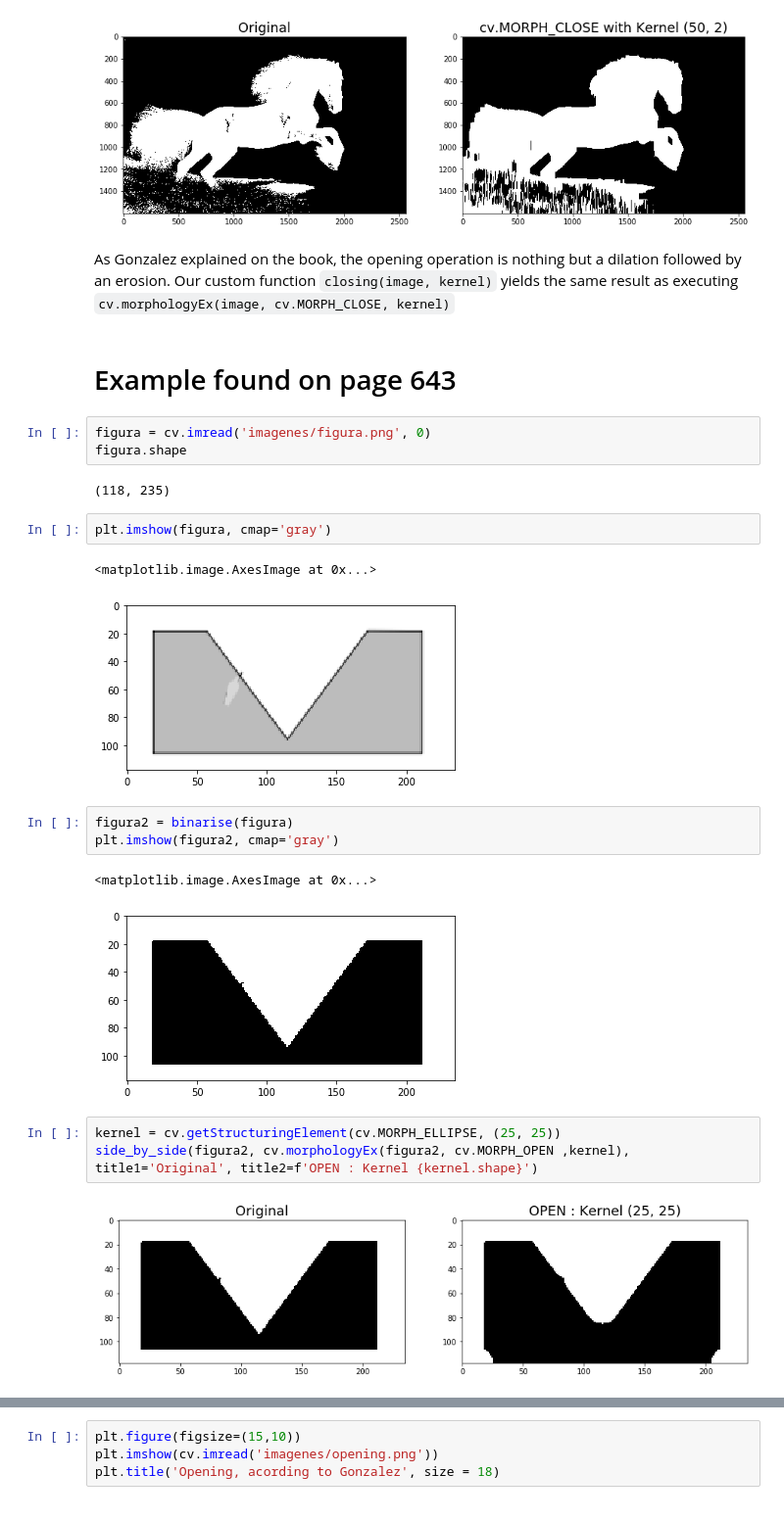
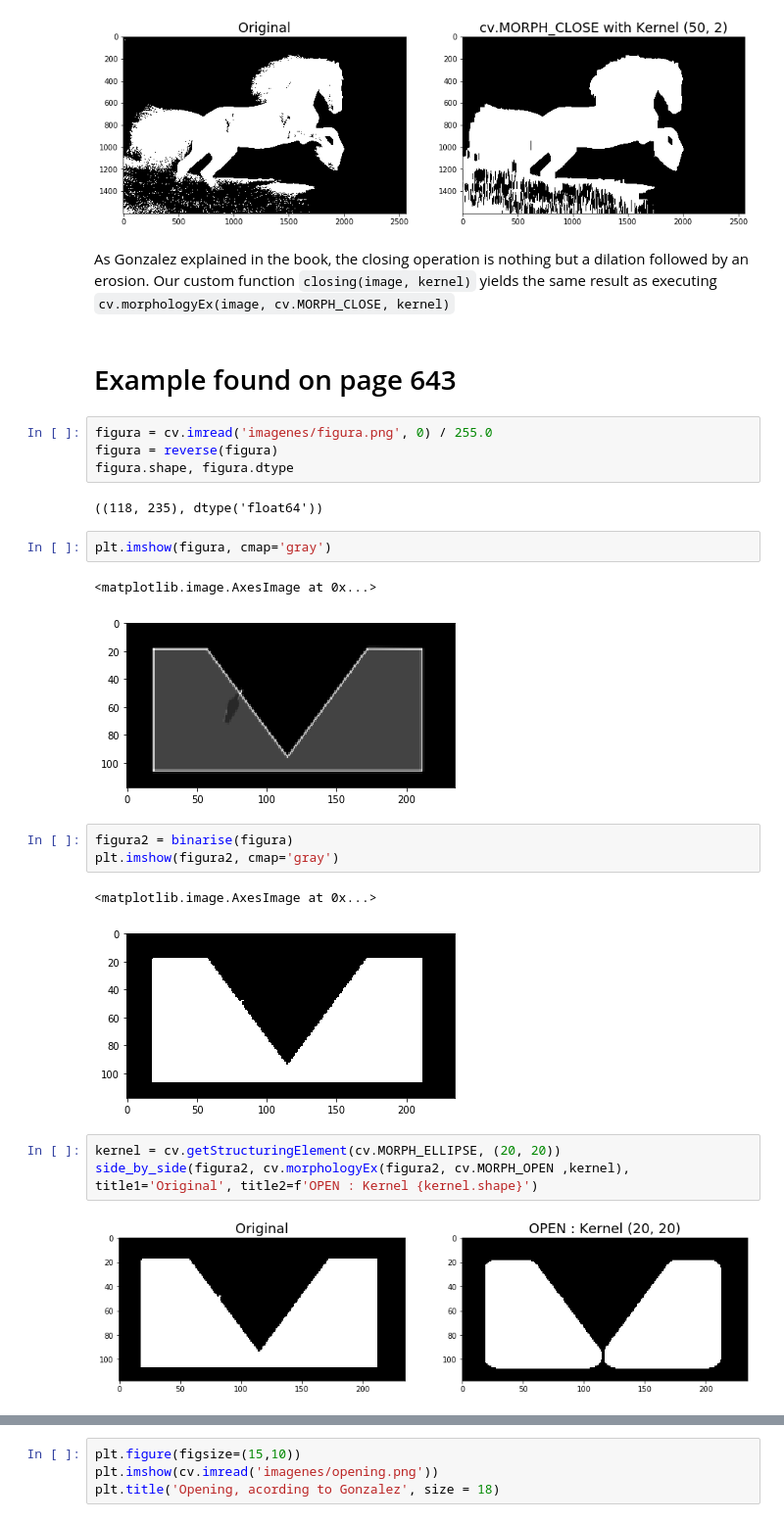
Before and after one commit to gmagannaDevelop/MorphoImg, a Jupyter notebook: Open_Close.ipynb, the cells around one changed output, grey strips where cells are left out. Shown at 98% size. Saved outputs shown, nothing was run; the diff lists cells and outputs as text.

Commit message:
:bug: Corrected a bug.
Gonzalez made no mistake. Operations are defined for foreground = 1 and background = 0. I needed to reverse the image.

````diff
--- a/Open_Close.ipynb
+++ b/Open_Close.ipynb
@@ -132,31 +132,32 @@ side_by_side(binaria, cv.morphologyEx(binaria, cv.MORPH_CLOSE, kernel), title1='
 # %% [output]
 [figure]
 # %% [markdown]
-As Gonzalez explained on the book, the opening operation is nothing but a dilation followed by an erosion.
+As Gonzalez explained in the book, the closing operation is nothing but a dilation followed by an erosion.
 Our custom function ```closing(image, kernel)``` yields the same result as executing ```cv.morphologyEx(image, cv.MORPH_CLOSE, kernel)```
 # %% [markdown]
 # Example found on page 643
 # %%
-figura = cv.imread('imagenes/figura.png', 0)
-figura.shape
+figura = cv.imread('imagenes/figura.png', 0) / 255.0
+figura = reverse(figura)
+figura.shape, figura.dtype
 # %% [output]
-(118, 235)
+((118, 235), dtype('float64'))
 # %%
 plt.imshow(figura, cmap='gray')
 # %% [output]
 <matplotlib.image.AxesImage at 0x...>
-[figure, old version]
+[figure, new version]
 # %%
 figura2 = binarise(figura)
 plt.imshow(figura2, cmap='gray')
 # %% [output]
 <matplotlib.image.AxesImage at 0x...>
-[figure, old version]
+[figure, new version]
 # %%
-kernel = cv.getStructuringElement(cv.MORPH_ELLIPSE, (25, 25))
+kernel = cv.getStructuringElement(cv.MORPH_ELLIPSE, (20, 20))
 side_by_side(figura2, cv.morphologyEx(figura2, cv.MORPH_OPEN ,kernel), title1='Original', title2=f'OPEN : Kernel {kernel.shape}')
 # %% [output]
-[figure, old version]
+[figure, new version]
 # %%
 side_by_side(figura2, cv.morphologyEx(figura2, cv.MORPH_CLOSE ,kernel), title1='Original', title2=f'CLOSE : Kernel {kernel.shape}')
 # %% [output]
````
Also changed, not shown: parts of 3 cells of this notebook, 2 other files.
